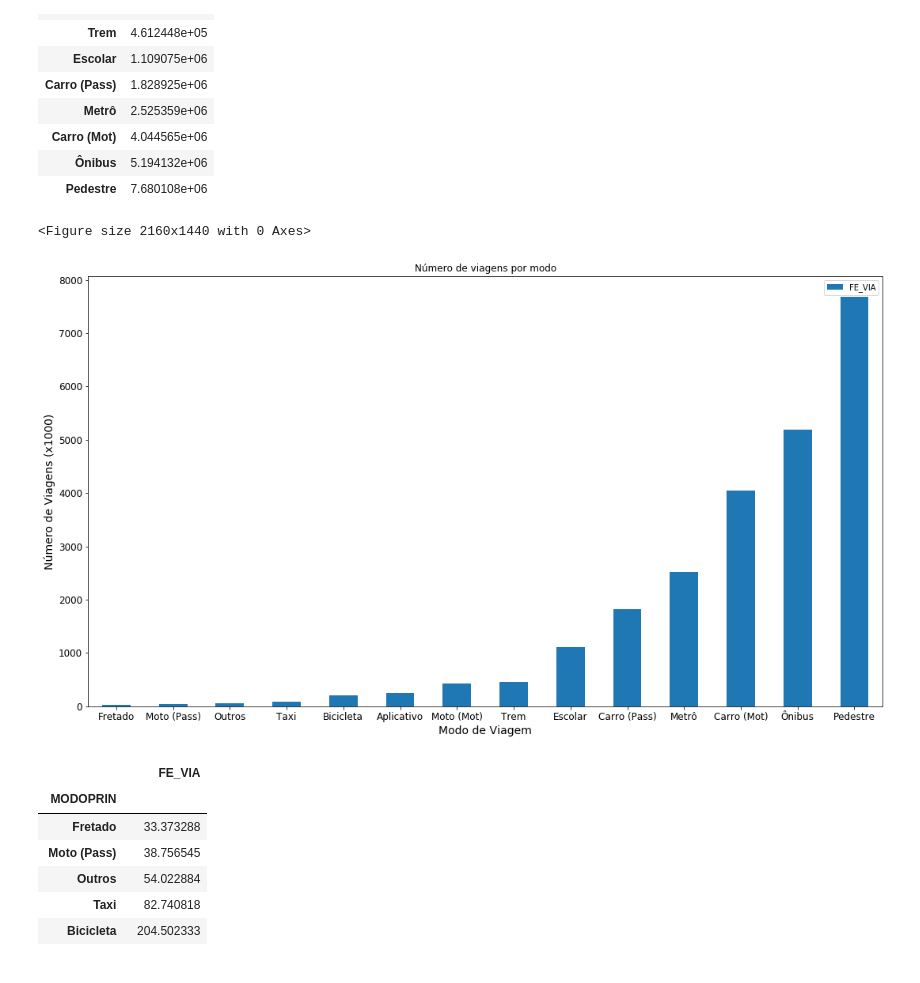
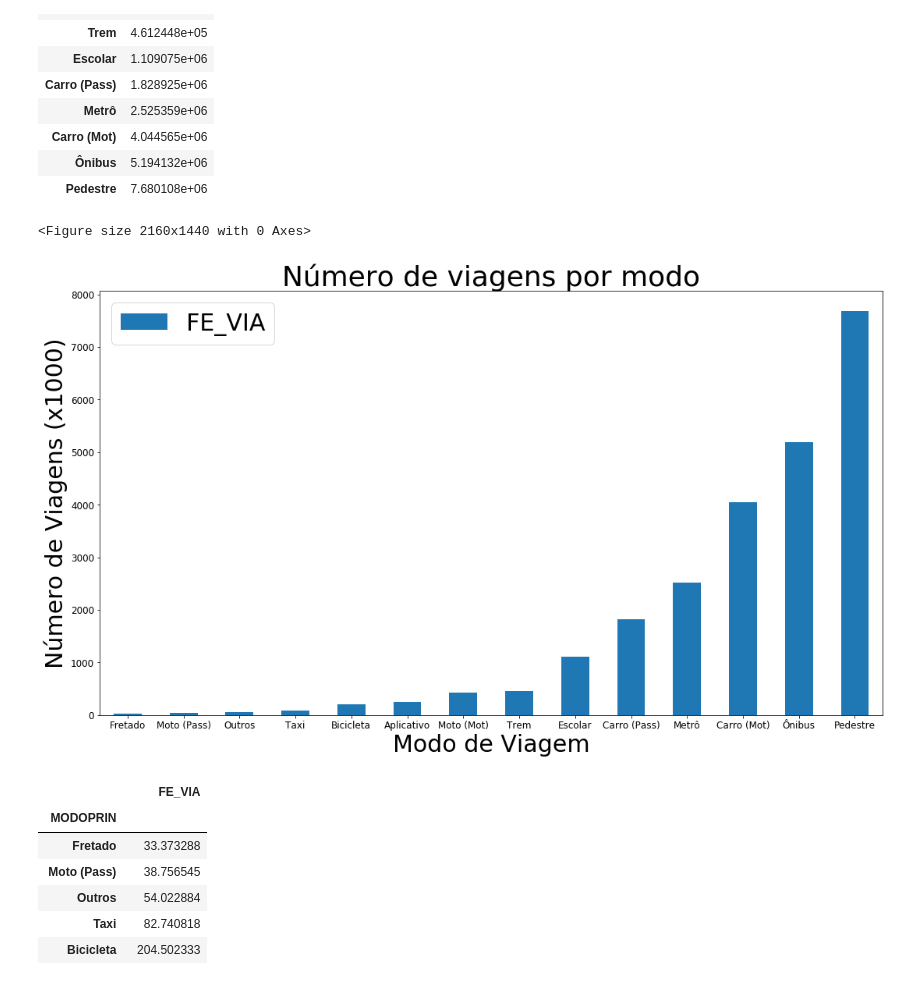
Before and after one commit to ezambomsantana/analise_od, a Jupyter notebook: notebook/Bike Analysis.ipynb, the cells around one changed output. Saved outputs shown, nothing was run; the diff lists cells and outputs as text; code cells hidden in the pictures.

```diff
--- a/notebook/Bike Analysis.ipynb
+++ b/notebook/Bike Analysis.ipynb
@@ -13,6 +13,8 @@ import matplotlib as mpl
 import geopy.distance
 # %%
 # define algumas funções importantes
+
+plt.rcParams.update({'font.size': 30})
 
 # utilizada para calcular a media ponderada usando o FE_VIA
 def calculate_weighted_mean(data):
@@ -106,18 +108,18 @@ conj17
 # %%
 plt.figure(figsize=(30,20))
 
 conj17['FE_VIA'] = conj17['FE_VIA'] / 1000
 ax = conj17.plot.bar(y='FE_VIA', rot=0, title ="Número de viagens por modo", fontsize = 12)
 ax.figure.set_size_inches(18,10)
 
-plt.xlabel('Modo de Viagem', fontsize=14)
-plt.ylabel('Número de Viagens (x1000)', fontsize=14)
+plt.xlabel('Modo de Viagem')
+plt.ylabel('Número de Viagens (x1000)')
 
 # plot table
 plt.show()
 # %% [output]
 <Figure size 2160x1440 with 0 Axes>
-[figure, old version]
+[figure, new version]
 # %%
 conj17
 # %% [output]
```
Also changed, not shown: parts of 20 cells of this notebook, 10 other files.
